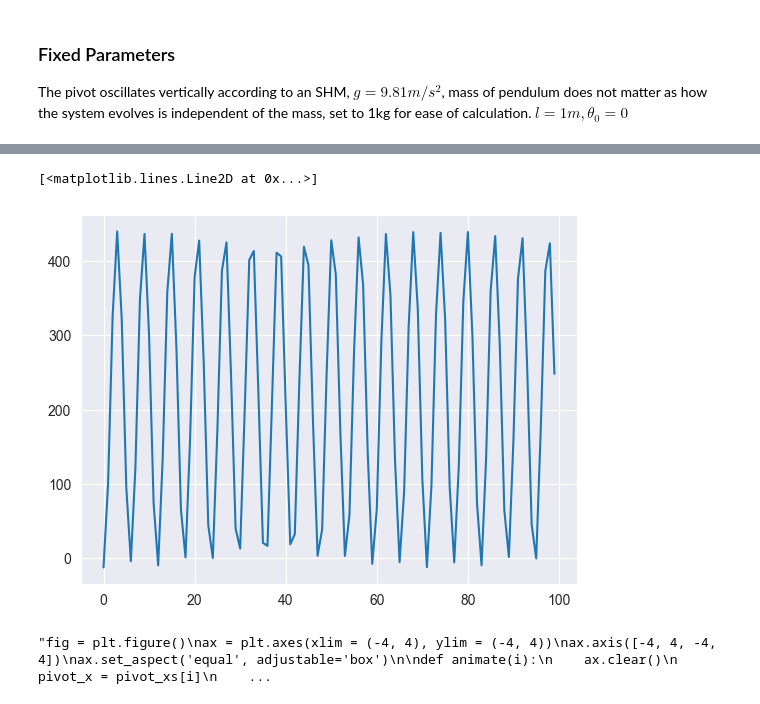
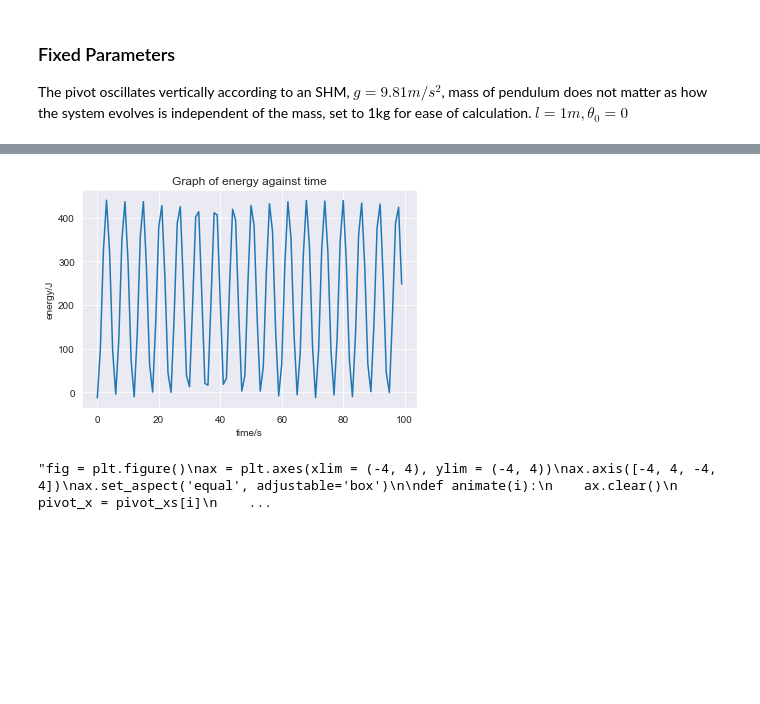
Before and after one commit to oliverysfx/Kapitza-Pendulum, a Jupyter notebook: report.ipynb, the cells around one changed output, grey strips where cells are left out. Drawn from its saved outputs; the diff is of its cells as text; code cells hidden in the pictures; blank space fills up the shorter version.

```diff
--- a/report.ipynb
+++ b/report.ipynb
@@ -96,9 +102,11 @@ plt.plot(t_list,phi_list)
 # %%
 fig = plt.figure()
 plt.plot(t_list[::10000],energy_list[::10000])
+plt.title("Graph of energy against time")
+plt.xlabel("time/s")
+plt.ylabel("energy/J");
 # %% [output]
-[<matplotlib.lines.Line2D at 0x...>]
-[figure, old version]
+[figure, new version]
 # %%
 #calculating corresponding position of the bob
 y_piv_list = []
```
Also changed, not shown: parts of 30 cells of this notebook.
